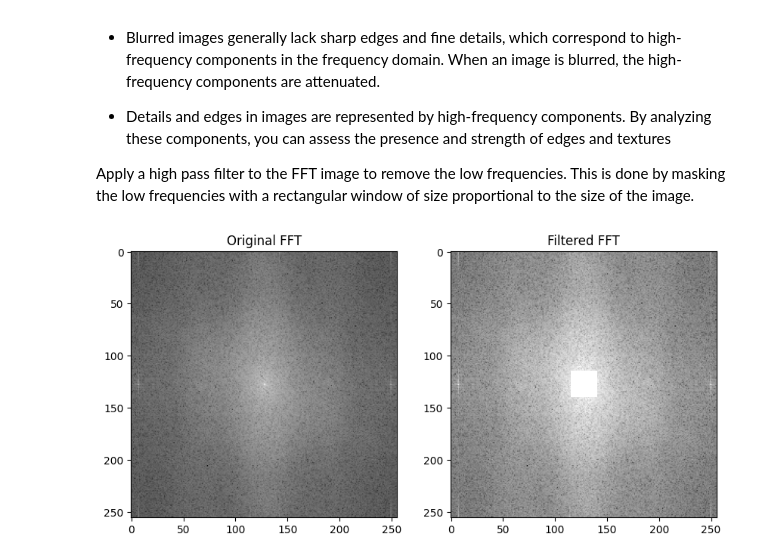
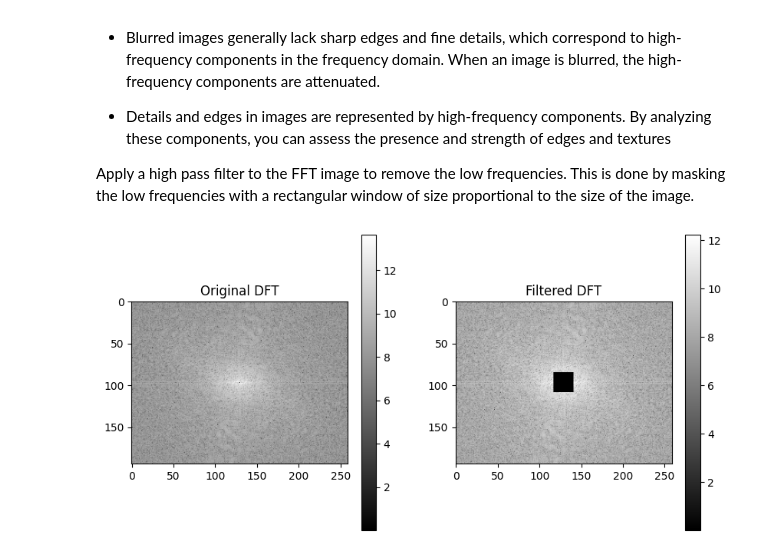
Before and after one commit to Pappol/blur_detection, a Jupyter notebook: project.ipynb, the cells around one changed output. Saved outputs shown, nothing was run; the diff lists cells and outputs as text; code cells hidden in the pictures.

```diff
--- a/project.ipynb
+++ b/project.ipynb
@@ -13,7 +13,7 @@ import matplotlib.pyplot as plt
 import os
 
 # Load an image from the 'images' folder
-image_path = os.path.join('images', 'soapbubbles.png')
+image_path = os.path.join('images', 'tiger.jpeg')
 
 # Read the image in grayscale
 image = cv2.imread(image_path, cv2.IMREAD_GRAYSCALE)
@@ -35,18 +35,24 @@ Since images are always represented in the discrete domain we cannot use the ori
 
 For calculating the FFT we can simply use the function `cv2.dft()`.
 # %%
-ftt = np.fft.fft2(image)
+# use the zero mean image to remove the DC component
+image_zero_mean = image - np.mean(image)
+
+ftt = np.fft.fft2(image_zero_mean)
 print(f"Shape of the result: {ftt.shape}")
 
 # plot real and imaginary parts of the image
-plt.figure(figsize=(10, 5))
-plt.subplot(131)
+plt.figure(figsize=(15, 5))
+plt.subplot(141)
 plt.imshow(image, cmap='gray')
 plt.title('Input image')
-plt.subplot(132)
+plt.subplot(142)
+plt.imshow(image_zero_mean, cmap='gray')
+plt.title('Zero mean image')
+plt.subplot(143)
 plt.imshow(np.real(ftt), cmap='gray')
 plt.title('Real part')
-plt.subplot(133)
+plt.subplot(144)
 plt.imshow(np.imag(ftt), cmap='gray')
 plt.title('Imaginary part')
 plt.show()
@@ -79,14 +85,20 @@ plt.show()
 # %% [markdown]
 # Magnitude calculation
 # %%
-magnitude_spectrum = 20 * np.log(cv2.magnitude(np.real(ftts), np.imag(ftts)))
+magnitude_spectrum = np.abs(ftts)
+
+epsilon = 1.0001
 
 # plot real and imaginary parts of the image
 plt.figure(figsize=(10, 5))
 plt.subplot(121)
 plt.imshow(image, cmap='gray')
+plt.colorbar()
 plt.title('Input image')
 plt.subplot(122)
-plt.imshow(magnitude_spectrum, cmap='gray')
+magnitude_visualization = np.log(epsilon + magnitude_spectrum)
+plt.imshow(magnitude_visualization, cmap='gray')
+plt.colorbar()
 plt.title('Magnitude spectrum')
+plt.show()
 # %% [output]
@@ -105,27 +116,30 @@ This is done by masking the low frequencies with a rectangular window of size pr
 # %%
 # create a mask first, center square is 1, remaining all zeros
 rows, cols = image.shape
 
 # 10% of the rows and cols
 size = int(max([rows, cols]) * 0.05)
 high_pass_mask = np.ones(image.shape)
 high_pass_mask[
     rows // 2 - size : rows // 2 + size,
     cols // 2 - size : cols // 2 + size
 ] = 0
 
 # apply the mask to the fft obtained in the previous section and display the results
-ftt_filtered = ftts * high_pass_mask
-filtered_mag_spectrum = 20 * np.log(cv2.magnitude(np.real(ftt_filtered), np.imag(ftt_filtered)))
+filtered_ftts = ftts * high_pass_mask
+filtered_magnitude = np.abs(filtered_ftts)
 
 # plot filtered and unfiltered images
 plt.figure(figsize=(10, 5))
 plt.subplot(121)
-plt.imshow(magnitude_spectrum, cmap='gray')
-plt.title('Original FFT')
+plt.imshow(magnitude_visualization, cmap='gray')
+plt.title('Original DFT')
+plt.colorbar()
 plt.subplot(122)
-plt.imshow(filtered_mag_spectrum, cmap='gray')
-plt.title('Filtered FFT')
+magnitude_visualization_filtered = np.log(epsilon + filtered_magnitude)
+plt.imshow(magnitude_visualization_filtered, cmap='gray')
+plt.title('Filtered DFT')
+plt.colorbar()
 plt.show()
 # %% [output]
-[figure, old version]
+[figure, new version]
```
Also changed, not shown: parts of 10 cells of this notebook, 1 other file.
